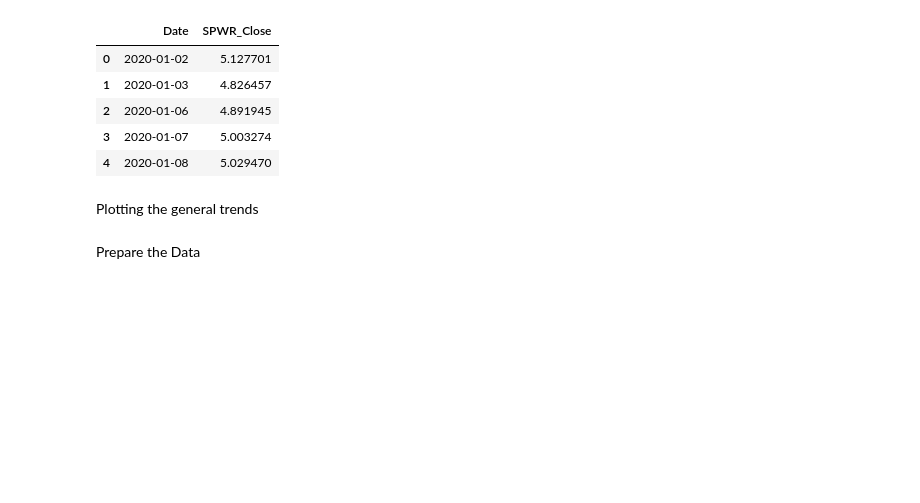
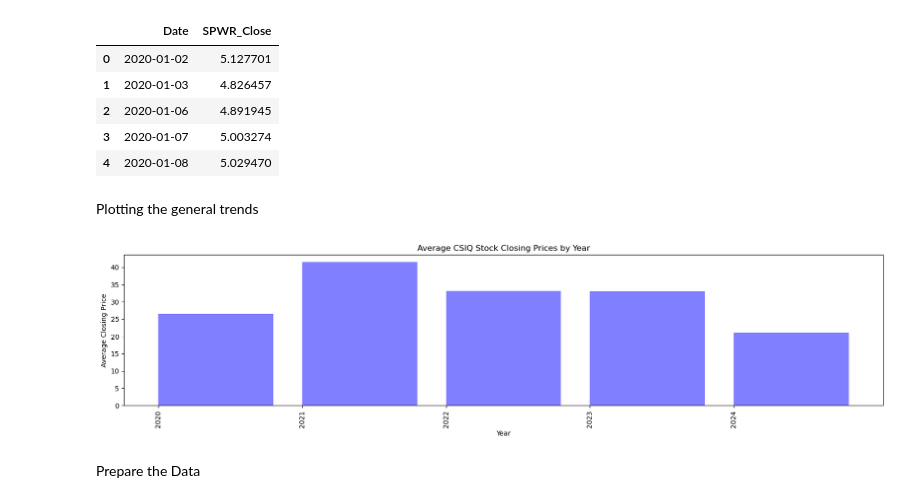
Before and after one commit to srhill12/Solar_stock_project, a Jupyter notebook: tatiana_work.ipynb, the cells around one changed output. Drawn from its saved outputs; the diff is of its cells as text; code cells hidden in the pictures; blank space fills up the shorter version.

Commit message:
Adding the plot for CSIQ stock

```diff
--- a/tatiana_work.ipynb
+++ b/tatiana_work.ipynb
@@ -154,3 +151,30 @@ Plotting the general trends
+# %%
+csiq_df['Date'] = pd.to_datetime(csiq_df['Date'])
+csiq_df['Year'] = csiq_df['Date'].dt.year
+average_price_by_year = csiq_df.groupby('Year')['CSIQ_Close'].mean()
+# %%
+# Set x axis and tick locations
+tick_locations = range(len(average_price_by_year))
+x_labels = [str(year) for year in average_price_by_year.index]
+# %%
+
+# Plot the DataFrame
+# hourly_prices.plot()
+# Lesson 07 - Data Visualizations
+    # plt.figure(figsize=(20,4))
+    # plt.bar(x_axis, rain_df["Inches"], color='r', alpha=0.5, align="edge")
+    # plt.xticks(tick_locations, rain_df["State"], rotation="vertical")
+    # plt.show()
+
+plt.figure(figsize=(20, 4))
+plt.bar(tick_locations, average_price_by_year, color='b', alpha=0.5, align="edge")
+plt.xticks(tick_locations, x_labels, rotation="vertical")
+plt.title('Average CSIQ Stock Closing Prices by Year')
+plt.xlabel('Year')
+plt.ylabel('Average Closing Price')
+plt.show()
+# %% [output]
+[figure, added]
 # %%
 # # Create a DataFrame for Canada to include the week and canada columns
 # df_canada = df_alpaca[["week", "canada"]]
```
Also changed, not shown: parts of 2 cells of this notebook.
